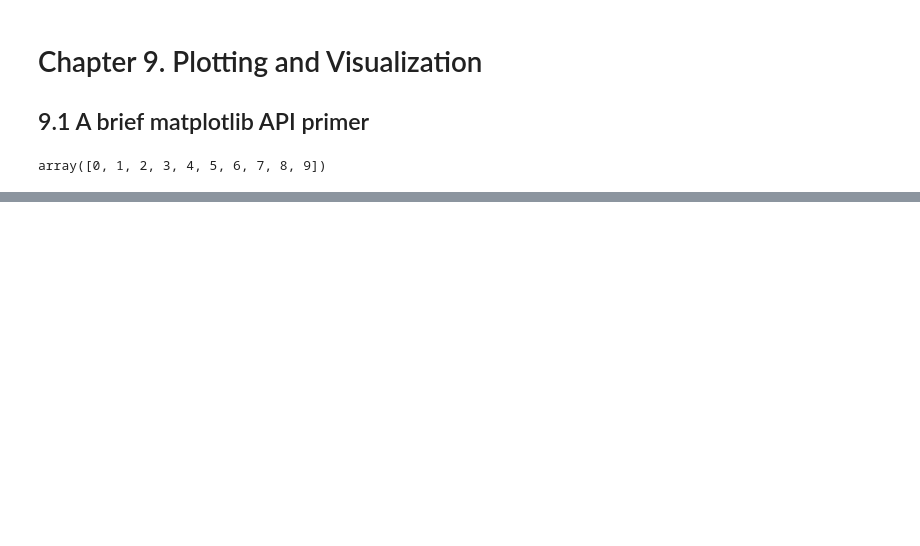
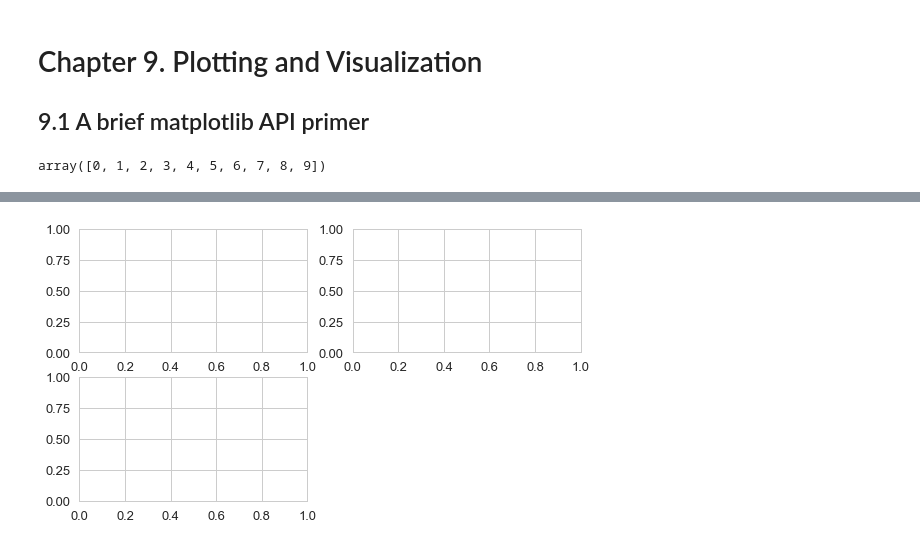
Before and after one commit to jhrcook/100DaysOfPython, a Jupyter notebook: PythonForDataAnalysis/pfda_ch9.ipynb, the cells around one changed output, grey strips where cells are left out. Cells and saved outputs as stored; diff of their text form; code cells hidden in the pictures; blank space fills up the shorter version.

```diff
--- a/PythonForDataAnalysis/pfda_ch9.ipynb
+++ b/PythonForDataAnalysis/pfda_ch9.ipynb
@@ -24,0 +32,7 @@ plt.plot(data)
+# %%
+fig = plt.figure()
+ax1 = fig.add_subplot(2, 2, 1)
+ax2 = fig.add_subplot(2, 2, 2)
+ax3 = fig.add_subplot(2, 2, 3)
+# %% [output]
+[figure, added]
```
Also changed, not shown: parts of 30 cells of this notebook, 31 other files.
